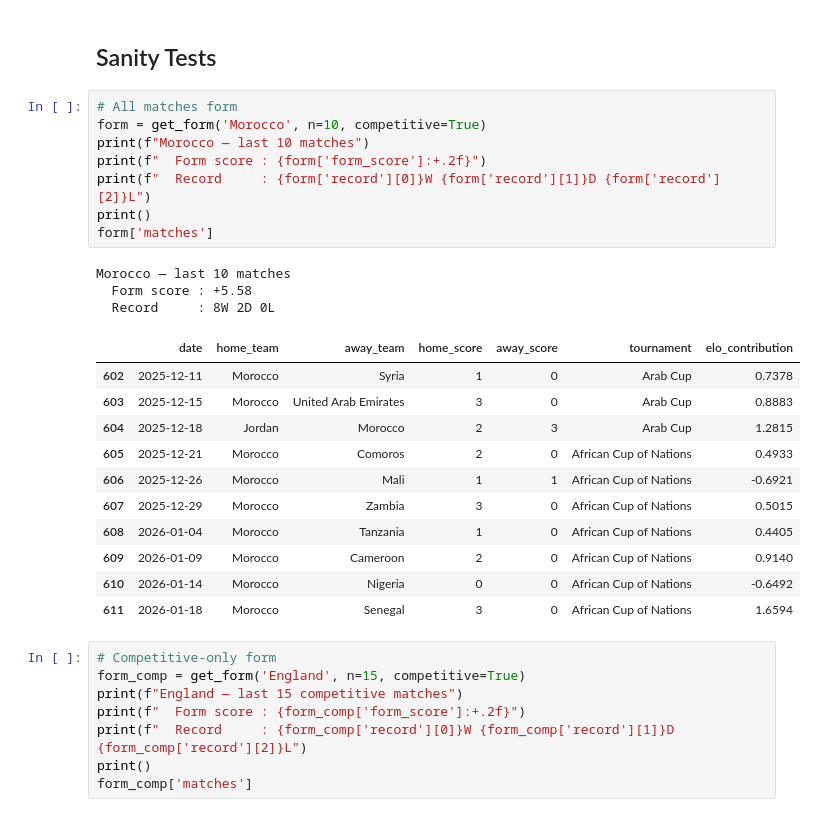
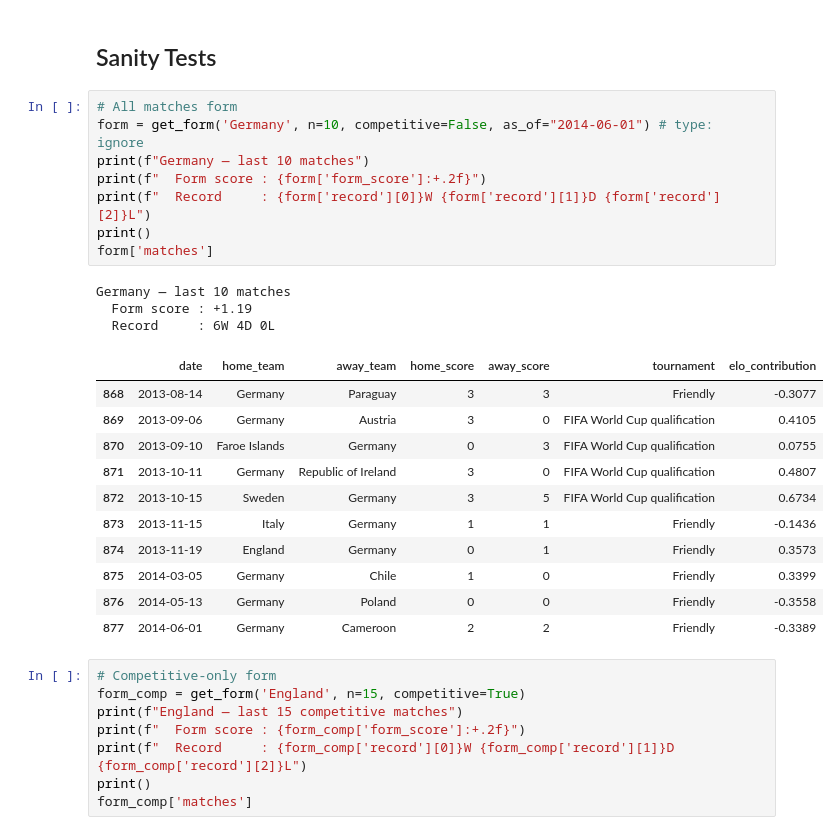
Before and after one commit to StefanIlic1/world-cup-predictions, a Jupyter notebook: src/02_training_data.ipynb, the cells around one changed output. Saved outputs shown, nothing was run; the diff lists cells and outputs as text.

```diff
--- a/src/02_form_calculations.ipynb
+++ b/src/02_training_data.ipynb
@@ -224,27 +224,27 @@ def get_form(team: str, n: int = 10, competitive: bool = False,
 ## Sanity Tests
 # %%
 # All matches form
-form = get_form('Morocco', n=10, competitive=True)
-print(f"Morocco — last 10 matches")
+form = get_form('Germany', n=10, competitive=False, as_of="2014-06-01") # type: ignore
+print(f"Germany — last 10 matches")
 print(f"  Form score : {form['form_score']:+.2f}")
 print(f"  Record     : {form['record'][0]}W {form['record'][1]}D {form['record'][2]}L")
 print()
 form['matches']
 # %% [output]
-Morocco — last 10 matches
-  Form score : +5.58
-  Record     : 8W 2D 0L
+Germany — last 10 matches
+  Form score : +1.19
+  Record     : 6W 4D 0L
 |  | date | home_team | away_team | home_score | away_score | tournament | elo_contribution |
-| 602 | 2025-12-11 | Morocco | Syria | 1 | 0 | Arab Cup | 0.7378 |
-| 603 | 2025-12-15 | Morocco | United Arab Emirates | 3 | 0 | Arab Cup | 0.8883 |
-| 604 | 2025-12-18 | Jordan | Morocco | 2 | 3 | Arab Cup | 1.2815 |
-| 605 | 2025-12-21 | Morocco | Comoros | 2 | 0 | African Cup of Nations | 0.4933 |
-| 606 | 2025-12-26 | Morocco | Mali | 1 | 1 | African Cup of Nations | -0.6921 |
-| 607 | 2025-12-29 | Morocco | Zambia | 3 | 0 | African Cup of Nations | 0.5015 |
-| 608 | 2026-01-04 | Morocco | Tanzania | 1 | 0 | African Cup of Nations | 0.4405 |
-| 609 | 2026-01-09 | Morocco | Cameroon | 2 | 0 | African Cup of Nations | 0.9140 |
-| 610 | 2026-01-14 | Morocco | Nigeria | 0 | 0 | African Cup of Nations | -0.6492 |
-| 611 | 2026-01-18 | Morocco | Senegal | 3 | 0 | African Cup of Nations | 1.6594 |
+| 868 | 2013-08-14 | Germany | Paraguay | 3 | 3 | Friendly | -0.3077 |
+| 869 | 2013-09-06 | Germany | Austria | 3 | 0 | FIFA World Cup qualification | 0.4105 |
+| 870 | 2013-09-10 | Faroe Islands | Germany | 0 | 3 | FIFA World Cup qualification | 0.0755 |
+| 871 | 2013-10-11 | Germany | Republic of Ireland | 3 | 0 | FIFA World Cup qualification | 0.4807 |
+| 872 | 2013-10-15 | Sweden | Germany | 3 | 5 | FIFA World Cup qualification | 0.6734 |
+| 873 | 2013-11-15 | Italy | Germany | 1 | 1 | Friendly | -0.1436 |
+| 874 | 2013-11-19 | England | Germany | 0 | 1 | Friendly | 0.3573 |
+| 875 | 2014-03-05 | Germany | Chile | 1 | 0 | Friendly | 0.3399 |
+| 876 | 2014-05-13 | Germany | Poland | 0 | 0 | Friendly | -0.3558 |
+| 877 | 2014-06-01 | Germany | Cameroon | 2 | 2 | Friendly | -0.3389 |
 # %%
 # Competitive-only form
 form_comp = get_form('England', n=15, competitive=True)
```
Also changed, not shown: parts of 9 cells of this notebook, 5 other files.
